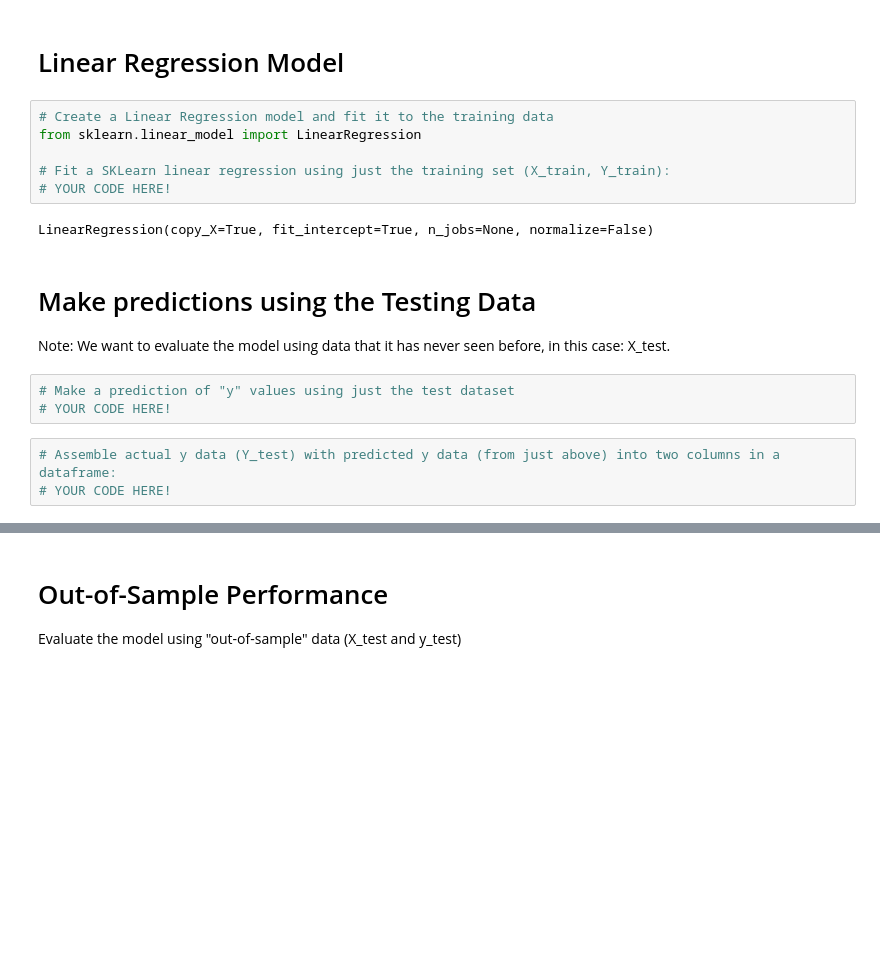
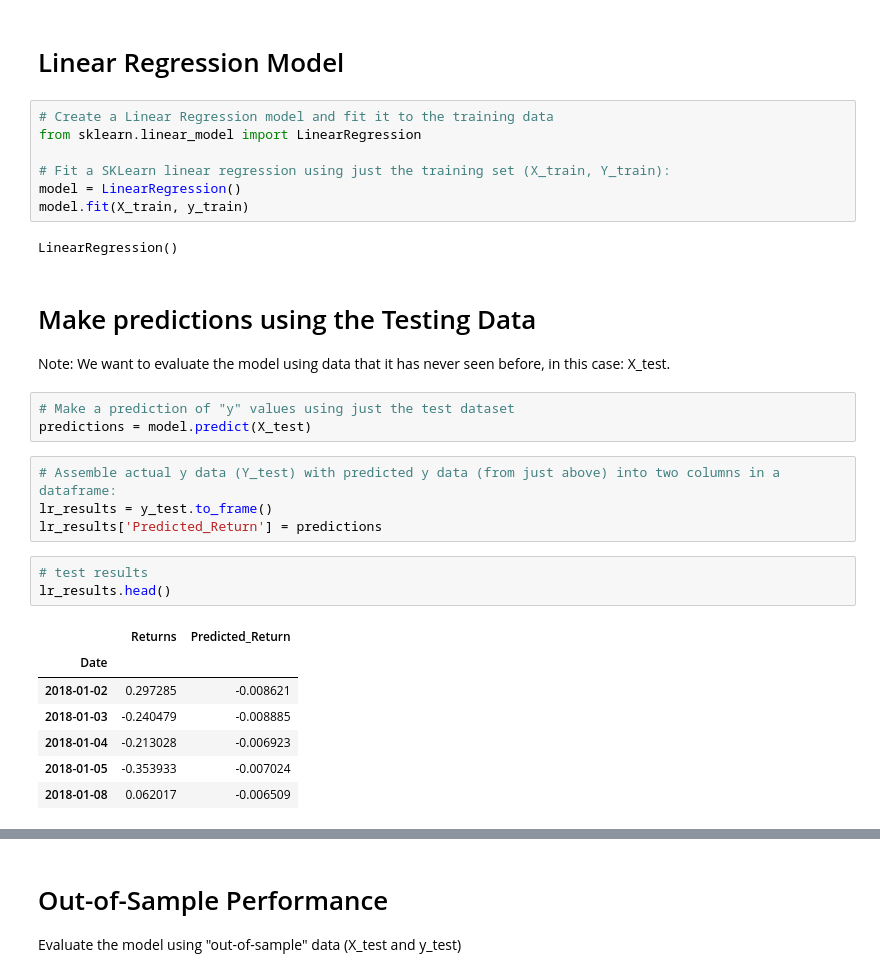
Before and after one commit to illyanyc/cu_fintech_assignments, a Jupyter notebook: 10_time_series/regression_analysis.ipynb, the cells around one changed output, grey strips where cells are left out. Drawn from its saved outputs; the diff is of its cells as text; blank space fills up the shorter version.

```diff
--- a/10_time_series/regression_analysis.ipynb
+++ b/10_time_series/regression_analysis.ipynb
@@ -98,16 +144,29 @@ X_train
 from sklearn.linear_model import LinearRegression
 
 # Fit a SKLearn linear regression using just the training set (X_train, Y_train):
-# YOUR CODE HERE!
+model = LinearRegression()
+model.fit(X_train, y_train)
 # %% [output]
-LinearRegression(copy_X=True, fit_intercept=True, n_jobs=None, normalize=False)
+LinearRegression()
 # %% [markdown]
 # Make predictions using the Testing Data
 
 Note: We want to evaluate the model using data that it has never seen before, in this case: X_test.
 # %%
 # Make a prediction of "y" values using just the test dataset
-# YOUR CODE HERE!
+predictions = model.predict(X_test)
 # %%
 # Assemble actual y data (Y_test) with predicted y data (from just above) into two columns in a dataframe:
-# YOUR CODE HERE!
+lr_results = y_test.to_frame()
+lr_results['Predicted_Return'] = predictions
+# %%
+# test results
+lr_results.head()
+# %% [output]
+|  | Returns | Predicted_Return |
+| Date |  |  |
+| 2018-01-02 | 0.297285 | -0.008621 |
+| 2018-01-03 | -0.240479 | -0.008885 |
+| 2018-01-04 | -0.213028 | -0.006923 |
+| 2018-01-05 | -0.353933 | -0.007024 |
+| 2018-01-08 | 0.062017 | -0.006509 |
```
Also changed, not shown: parts of 14 cells of this notebook, 3 other files.
